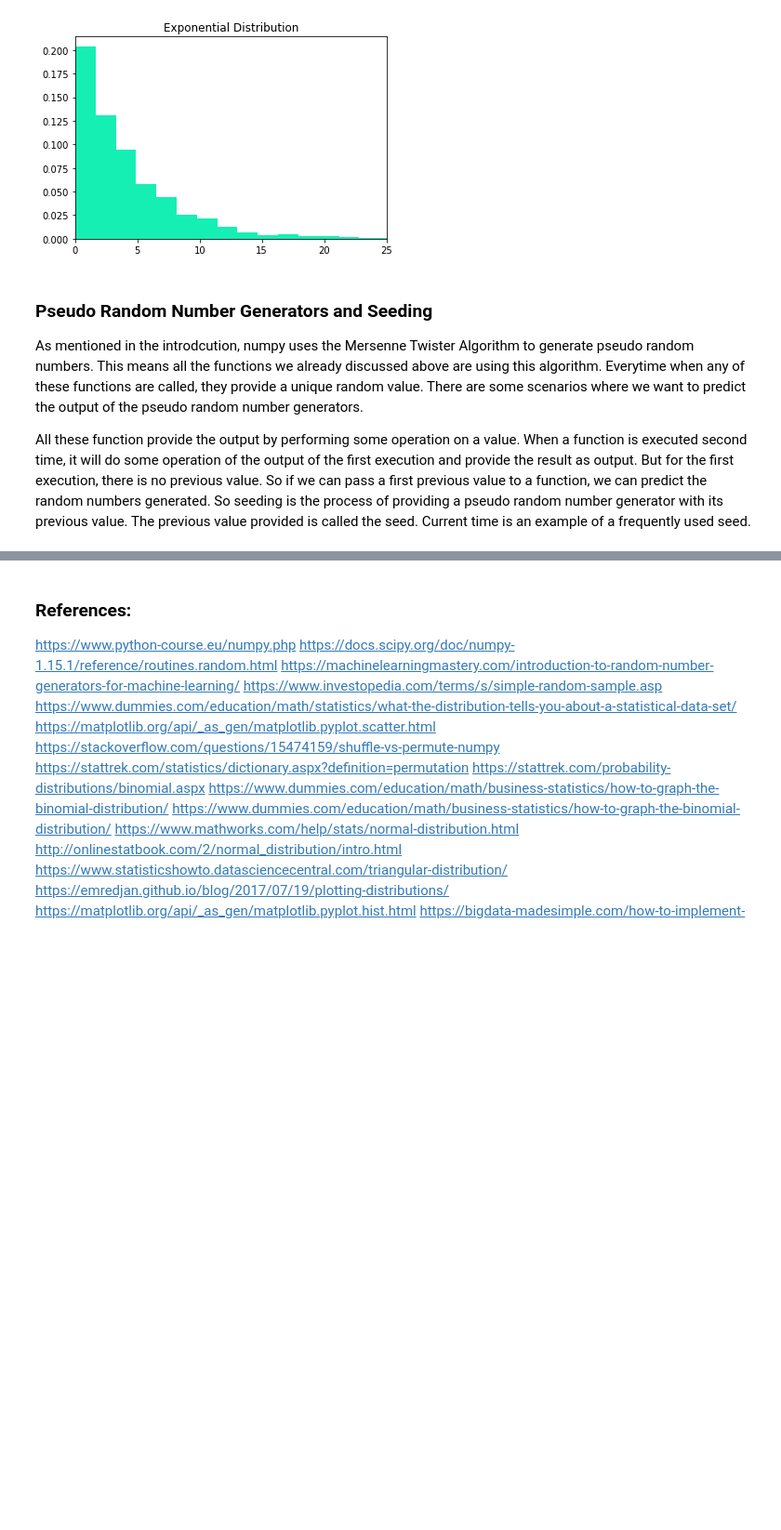
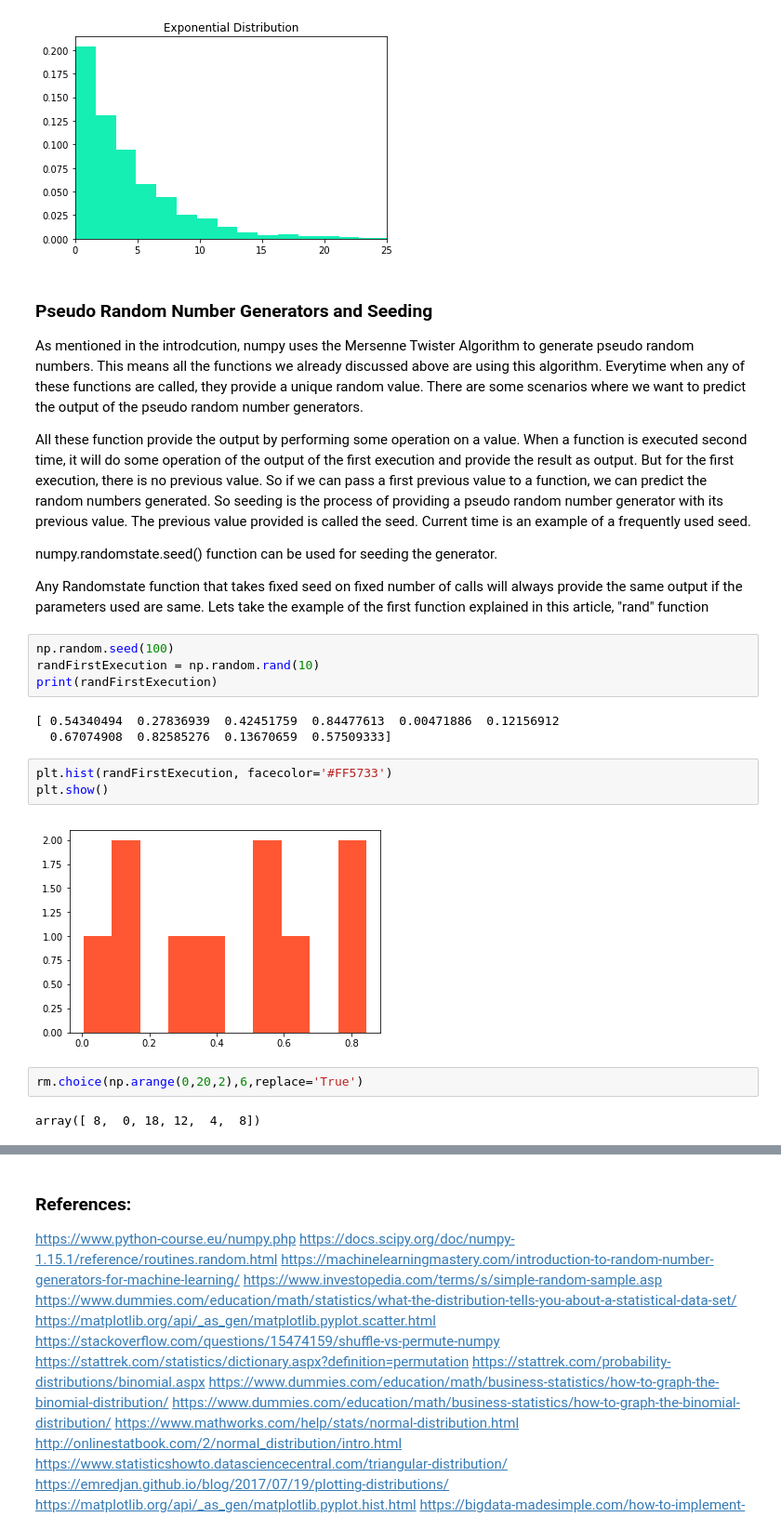
Before and after one commit to shammas012/NumpyRandom, a Jupyter notebook: NumpyRandomPackage.ipynb, the cells around one changed output, grey strips where cells are left out. Shown: that part at 93% size. Saved outputs shown, nothing was run; the diff lists cells and outputs as text; blank space fills up the shorter version.

Commit message:
seeding completed

```diff
--- a/NumpyRandomPackage.ipynb
+++ b/NumpyRandomPackage.ipynb
@@ -361,3 +361,23 @@ SD : 4.0425
 As mentioned in the introdcution, numpy uses the Mersenne Twister Algorithm to generate pseudo random numbers. This means all the functions we already discussed above are using this algorithm. Everytime when any of these functions are called, they provide a unique random value. There are some scenarios where we want to predict the output of the pseudo random number generators.
 
 All these function provide the output by performing some operation on a value. When a function is executed second time, it will do some operation of the output of the first execution and provide the result as output. But for the first execution, there is no previous value. So if we can pass a first previous value to a function, we can predict the random numbers generated. So seeding is the process of providing a pseudo random number generator with its previous value. The previous value provided is called the seed. Current time is an example of a frequently used seed.
+
+numpy.randomstate.seed() function can be used for seeding the generator.
+
+Any Randomstate function that takes fixed seed on fixed number of calls will always provide the same output if the parameters used are same. Lets take the example of the first function explained in this article, "rand" function
+# %%
+np.random.seed(100)
+randFirstExecution = np.random.rand(10)
+print(randFirstExecution)
+# %% [output]
+[ 0.54340494  0.27836939  0.42451759  0.84477613  0.00471886  0.12156912
+  0.67074908  0.82585276  0.13670659  0.57509333]
+# %%
+plt.hist(randFirstExecution, facecolor='#FF5733')
+plt.show()
+# %% [output]
+[figure, added]
+# %%
+rm.choice(np.arange(0,20,2),6,replace='True')
+# %% [output]
+array([ 8,  0, 18, 12,  4,  8])
```
Also changed, not shown: parts of 10 cells of this notebook.
